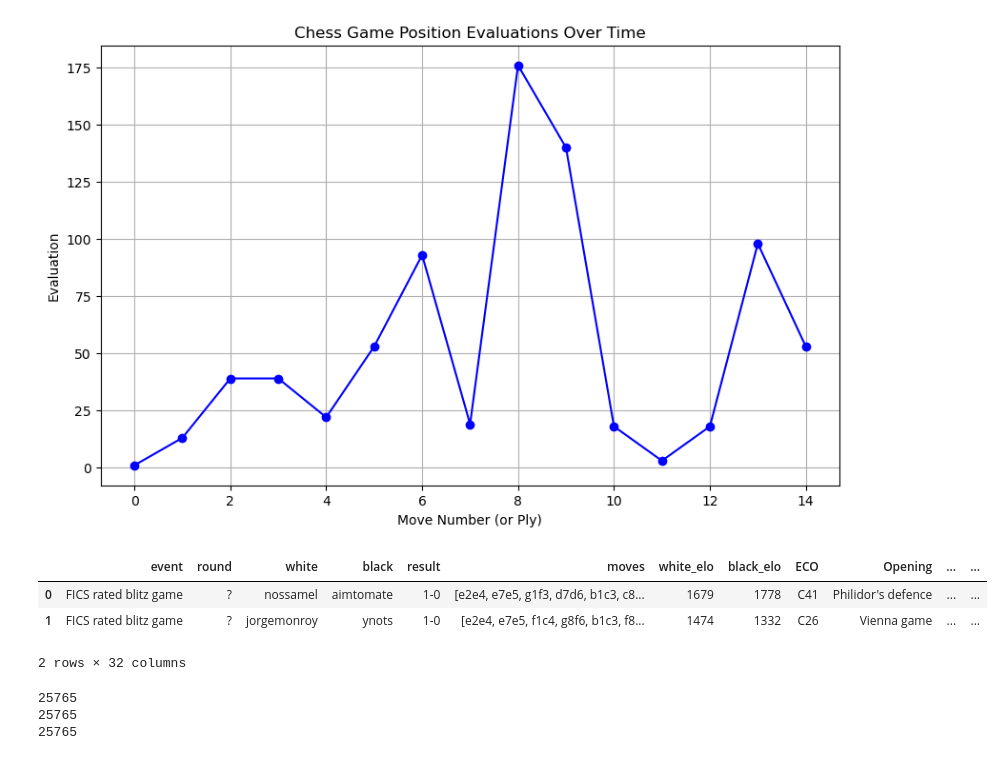
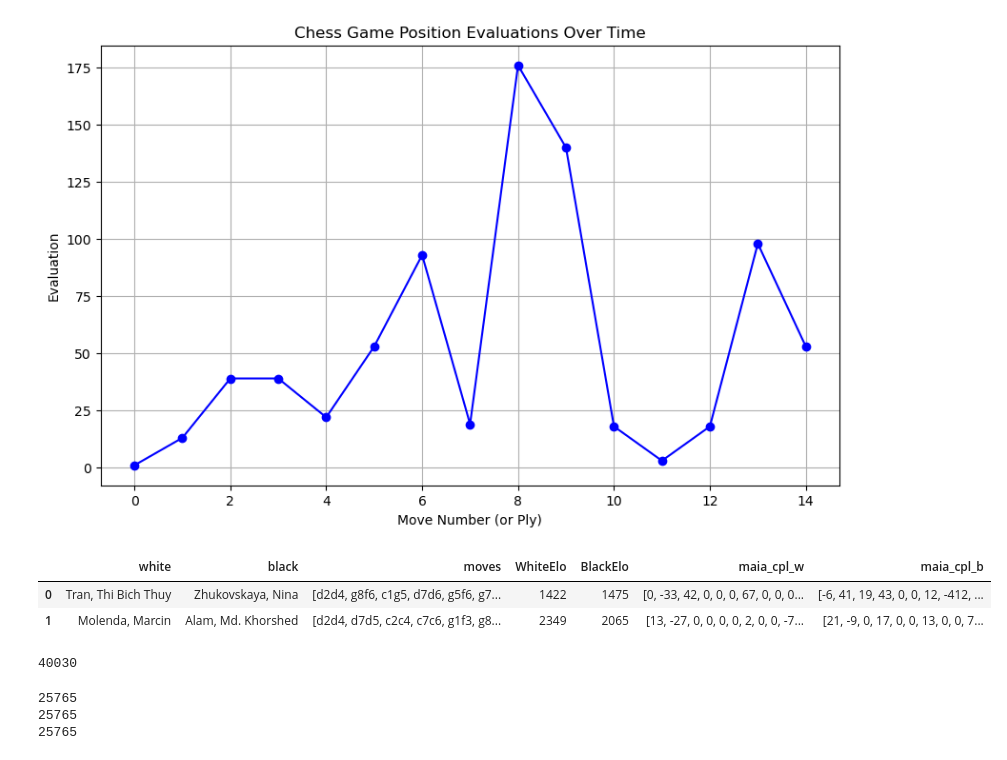
Before and after one commit to jonathan-wu1/Finding-Elo, a Jupyter notebook: temp.ipynb, the cells around one changed output. Saved outputs shown, nothing was run; the diff lists cells and outputs as text; code cells hidden in the pictures.

```diff
--- a/temp.ipynb
+++ b/temp.ipynb
@@ -204,35 +204,40 @@ plt.grid(True)
 plt.show()
 # %% [output]
 [figure]
+# %%
+df = pd.read_json("data/curated/FIDE_ALL.ndjson", lines=True)
 # %%
 import os
 import pandas as pd
 from collections import defaultdict
 
 # Folder path containing the ndjson files
-folder_path = 'data/raw/fics'
+folder_path = 'data/raw/fide_maia'
 
 # List to store the dataframes
 dataframes = []
 
 # Loop through all the files in the folder
 for file_name in os.listdir(folder_path):
     if file_name.endswith('.ndjson'):
         file_path = os.path.join(folder_path, file_name)
         # Read the ndjson file into a pandas dataframe
         df = pd.read_json(file_path, lines=True)
         dataframes.append(df)
 
 # Concatenate all dataframes into a single dataframe (optional)
 combined_df = pd.concat(dataframes, ignore_index=True)
 
 # Display the combined dataframe
 combined_df.head(2)
 # %% [output]
-|  | event | round | white | black | result | moves | white_elo | black_elo | ECO | Opening | ... | ... |
-| 0 | FICS rated blitz game | ? | nossamel | aimtomate | 1-0 | [e2e4, e7e5, g1f3, d7d6, b1c3, c8... | 1679 | 1778 | C41 | Philidor's defence | ... | ... |
-| 1 | FICS rated blitz game | ? | jorgemonroy | ynots | 1-0 | [e2e4, e7e5, f1c4, g8f6, b1c3, f8... | 1474 | 1332 | C26 | Vienna game | ... | ... |
+|  | white | black | moves | WhiteElo | BlackElo | maia_cpl_w | maia_cpl_b |
+| 0 | Tran, Thi Bich Thuy | Zhukovskaya, Nina | [d2d4, g8f6, c1g5, d7d6, g5f6, g7... | 1422 | 1475 | [0, -33, 42, 0, 0, 0, 67, 0, 0, 0... | [-6, 41, 19, 43, 0, 0, 12, -412, ... |
+| 1 | Molenda, Marcin | Alam, Md. Khorshed | [d2d4, d7d5, c2c4, c7c6, g1f3, g8... | 2349 | 2065 | [13, -27, 0, 0, 0, 0, 2, 0, 0, -7... | [21, -9, 0, 17, 0, 0, 13, 0, 0, 7... |
-2 rows × 32 columns
+# %%
+print(len(combined_df))
+# %% [output]
+40030
 # %%
 print(len(combined_df))
 combined_df = combined_df[combined_df["moves"].apply(lambda x: len(x) >= 6)]
```
Also changed, not shown: parts of 3 cells of this notebook, 3 other files.
